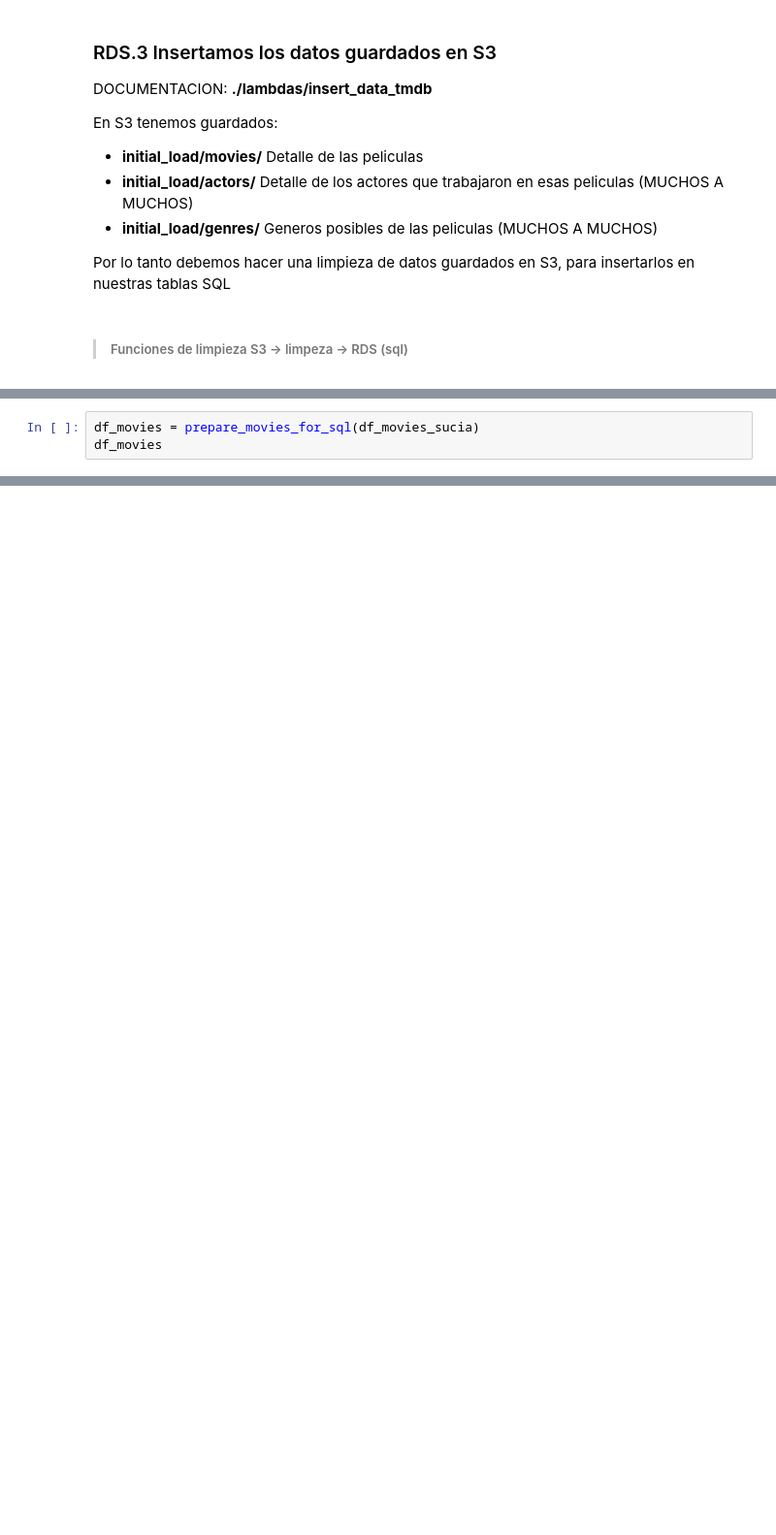
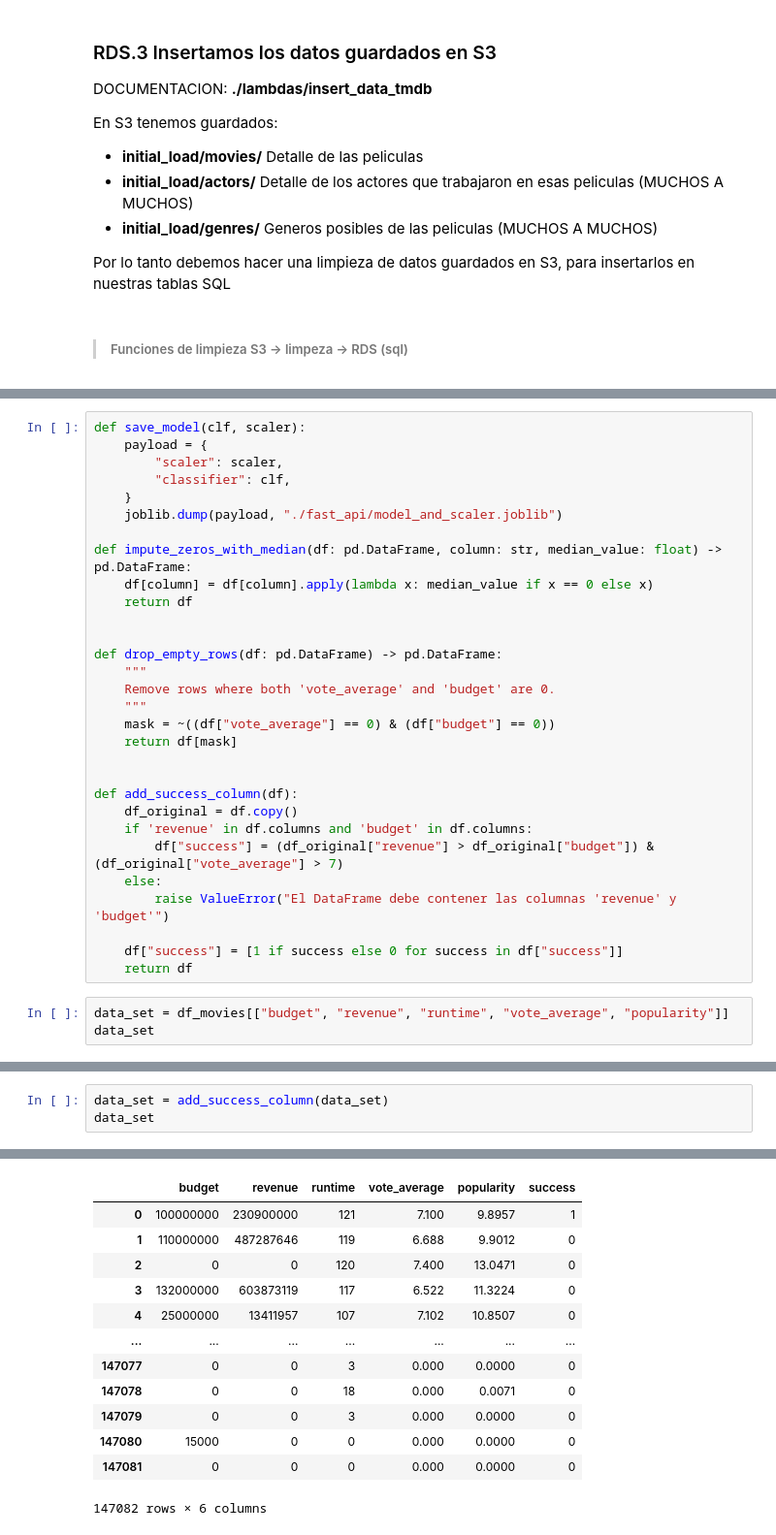
Before and after one commit to CarlosRolan/dai03rt_proyecto, a Jupyter notebook: entregar.ipynb, the cells around one changed output, grey strips where cells are left out. Shown at 97% size. Cells and saved outputs as stored; diff of their text form; blank space fills up the shorter version.

```diff
--- a/entregar.ipynb
+++ b/entregar.ipynb
@@ -717,6 +827,3 @@ def df_to_genres_insert(df: pd.DataFrame, table: str = "public.genres") -> str:
     tail = "\nON CONFLICT (id) DO NOTHING;"
 
     return head + ",\n".join(values) + tail
-# %%
-df_movies = prepare_movies_for_sql(df_movies_sucia)
-df_movies
@@ -806,0 +883,33 @@ invocar_lambda("insert_data_tmdb", {
+# %%
+def save_model(clf, scaler):
+    payload = {
+        "scaler": scaler,
+        "classifier": clf,
+    }
+    joblib.dump(payload, "./fast_api/model_and_scaler.joblib")
+
+def impute_zeros_with_median(df: pd.DataFrame, column: str, median_value: float) -> pd.DataFrame:
+    df[column] = df[column].apply(lambda x: median_value if x == 0 else x)
+    return df
+
+
+def drop_empty_rows(df: pd.DataFrame) -> pd.DataFrame:
+    """
+    Remove rows where both 'vote_average' and 'budget' are 0.
+    """
+    mask = ~((df["vote_average"] == 0) & (df["budget"] == 0))
+    return df[mask]
+
+
+def add_success_column(df):
+    df_original = df.copy()
+    if 'revenue' in df.columns and 'budget' in df.columns:
+        df["success"] = (df_original["revenue"] > df_original["budget"]) & (df_original["vote_average"] > 7)
+    else:
+        raise ValueError("El DataFrame debe contener las columnas 'revenue' y 'budget'")
+
+    df["success"] = [1 if success else 0 for success in df["success"]]
+    return df
+# %%
+data_set = df_movies[["budget", "revenue", "runtime", "vote_average", "popularity"]]
+data_set
@@ -806,0 +932,4 @@ invocar_lambda("insert_data_tmdb", {
+# %%
+data_set = add_success_column(data_set)
+data_set
+# %% [output]
@@ -806,0 +946,13 @@ invocar_lambda("insert_data_tmdb", {
+|  | budget | revenue | runtime | vote_average | popularity | success |
+| 0 | 100000000 | 230900000 | 121 | 7.100 | 9.8957 | 1 |
+| 1 | 110000000 | 487287646 | 119 | 6.688 | 9.9012 | 0 |
+| 2 | 0 | 0 | 120 | 7.400 | 13.0471 | 0 |
+| 3 | 132000000 | 603873119 | 117 | 6.522 | 11.3224 | 0 |
+| 4 | 25000000 | 13411957 | 107 | 7.102 | 10.8507 | 0 |
+| ... | ... | ... | ... | ... | ... | ... |
+| 147077 | 0 | 0 | 3 | 0.000 | 0.0000 | 0 |
+| 147078 | 0 | 0 | 18 | 0.000 | 0.0071 | 0 |
+| 147079 | 0 | 0 | 3 | 0.000 | 0.0000 | 0 |
+| 147080 | 15000 | 0 | 0 | 0.000 | 0.0000 | 0 |
+| 147081 | 0 | 0 | 0 | 0.000 | 0.0000 | 0 |
+147082 rows × 6 columns
```
Also changed, not shown: parts of 68 cells of this notebook, 3 other files.
